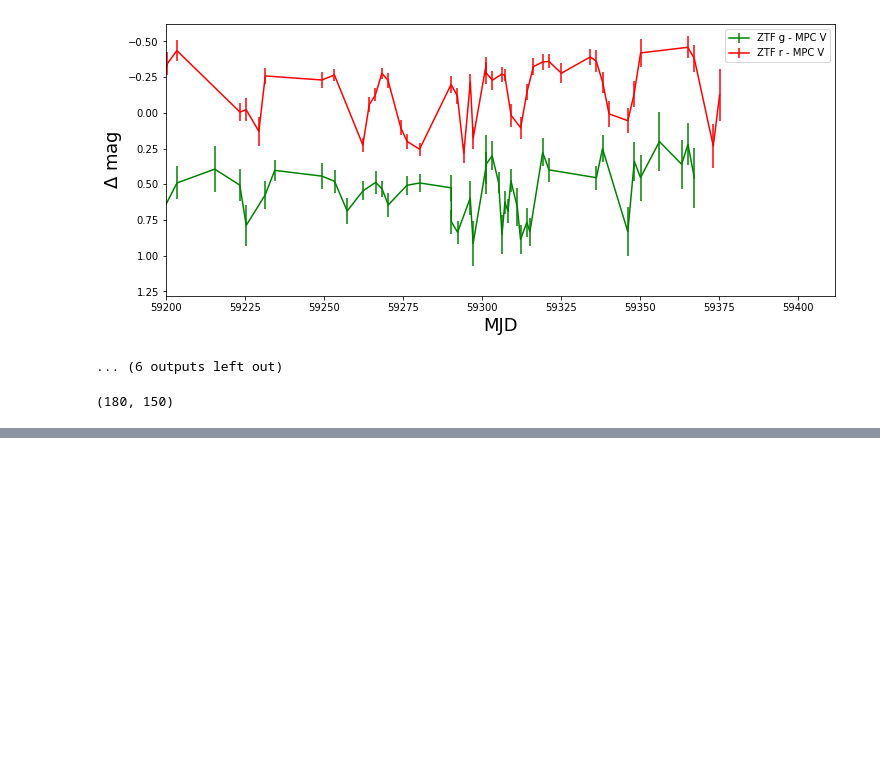
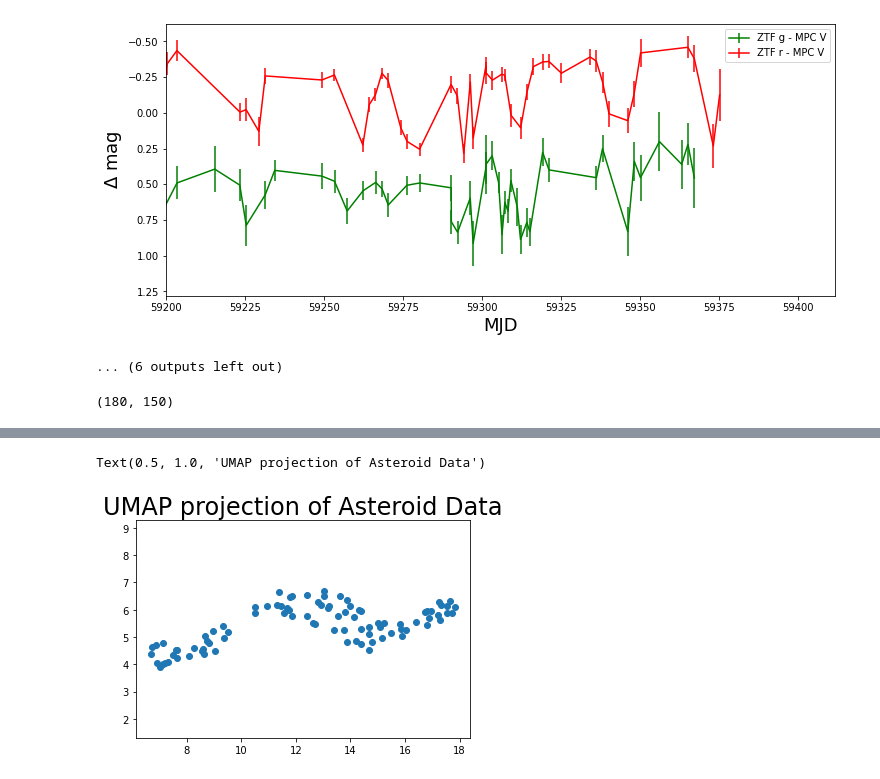
Before and after one commit to vecheto/Classifying-Asteroids, a Jupyter notebook: Light_curves_Esteban.ipynb, the cells around one changed output, grey strips where cells are left out. Drawn from its saved outputs; the diff is of its cells as text; code cells hidden in the pictures; blank space fills up the shorter version.

```diff
--- a/Light_curves_Esteban.ipynb
+++ b/Light_curves_Esteban.ipynb
@@ -438,0 +419,12 @@ df
+# %%
+import umap
+from sklearn.preprocessing import StandardScaler
+reducer = umap.UMAP()
+scaled_ff = StandardScaler().fit_transform(df)
+embedding = reducer.fit_transform(scaled_ff)
+plt.scatter(embedding[:, 0],embedding[:, 1])
+plt.gca().set_aspect('equal', 'datalim')
+plt.title('UMAP projection of Asteroid Data', fontsize=24)
+# %% [output]
+Text(0.5, 1.0, 'UMAP projection of Asteroid Data')
+[figure, added]
```
Also changed, not shown: parts of 6 cells of this notebook.
